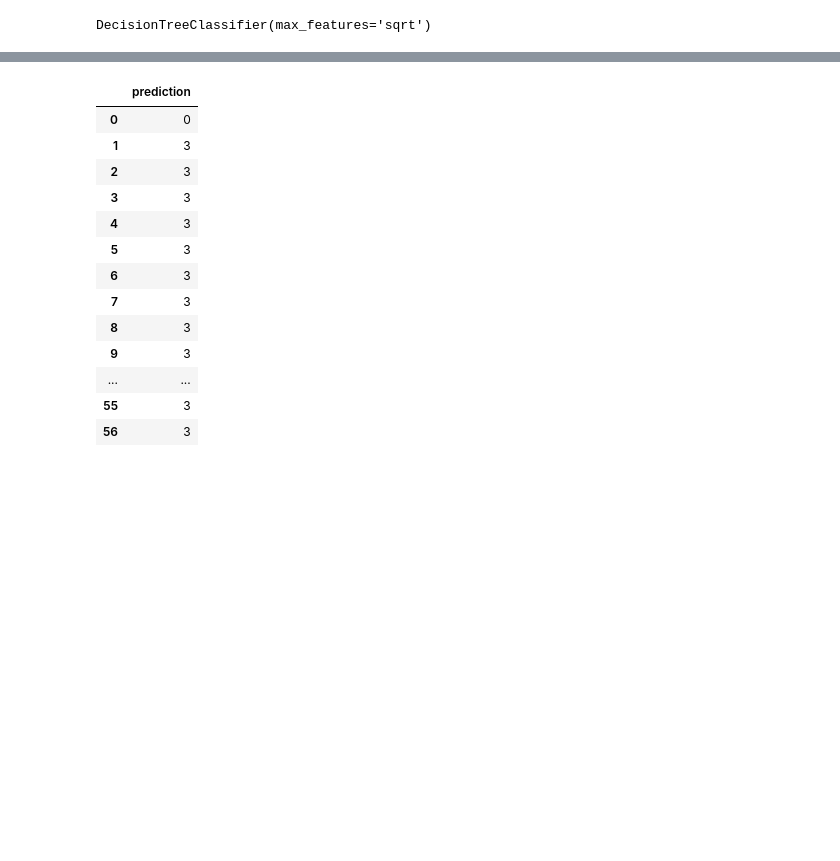
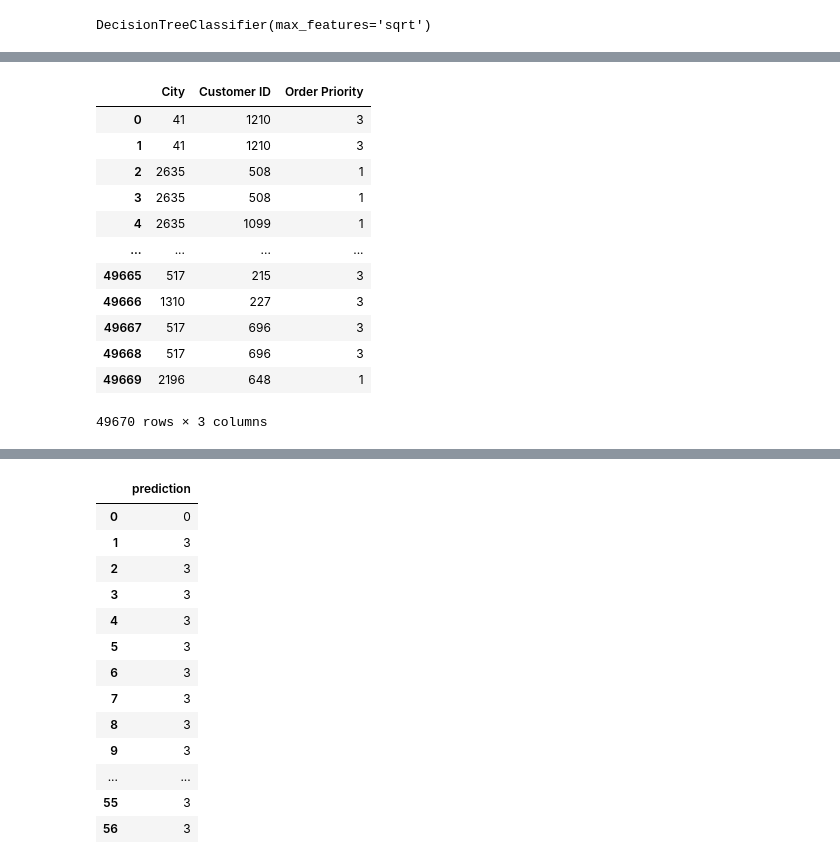
Before and after one commit to sinaaasghari/Superstore, a Jupyter notebook: ML/first.ipynb, the cells around one changed output, grey strips where cells are left out. Saved outputs shown, nothing was run; the diff lists cells and outputs as text; code cells hidden in the pictures; blank space fills up the shorter version.

```diff
--- a/ML/first.ipynb
+++ b/ML/first.ipynb
@@ -310,0 +309,17 @@ print(accuracy_score(y_pred_tree,y_test))
+# %%
+df_ff = df.drop('Ship Mode', axis=1)
+df_ff
+# %% [output]
+|  | City | Customer ID | Order Priority |
+| 0 | 41 | 1210 | 3 |
+| 1 | 41 | 1210 | 3 |
+| 2 | 2635 | 508 | 1 |
+| 3 | 2635 | 508 | 1 |
+| 4 | 2635 | 1099 | 1 |
+| ... | ... | ... | ... |
+| 49665 | 517 | 215 | 3 |
+| 49666 | 1310 | 227 | 3 |
+| 49667 | 517 | 696 | 3 |
+| 49668 | 517 | 696 | 3 |
+| 49669 | 2196 | 648 | 1 |
+49670 rows × 3 columns
```
Also changed, not shown: parts of 10 cells of this notebook, 1 other file.
